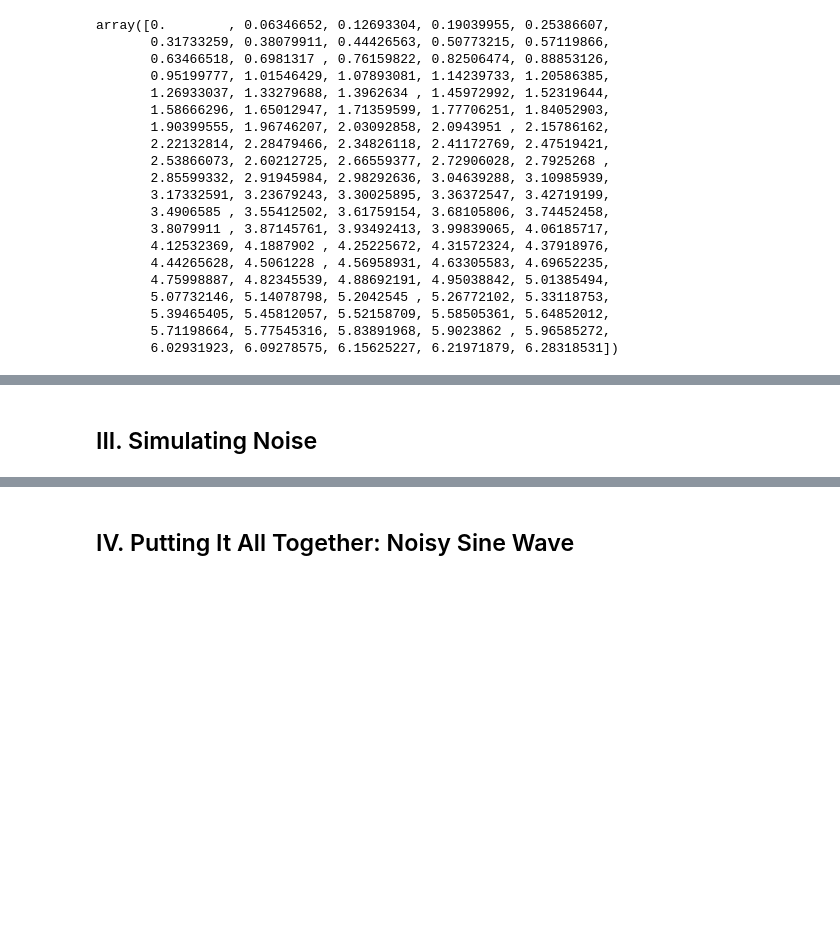
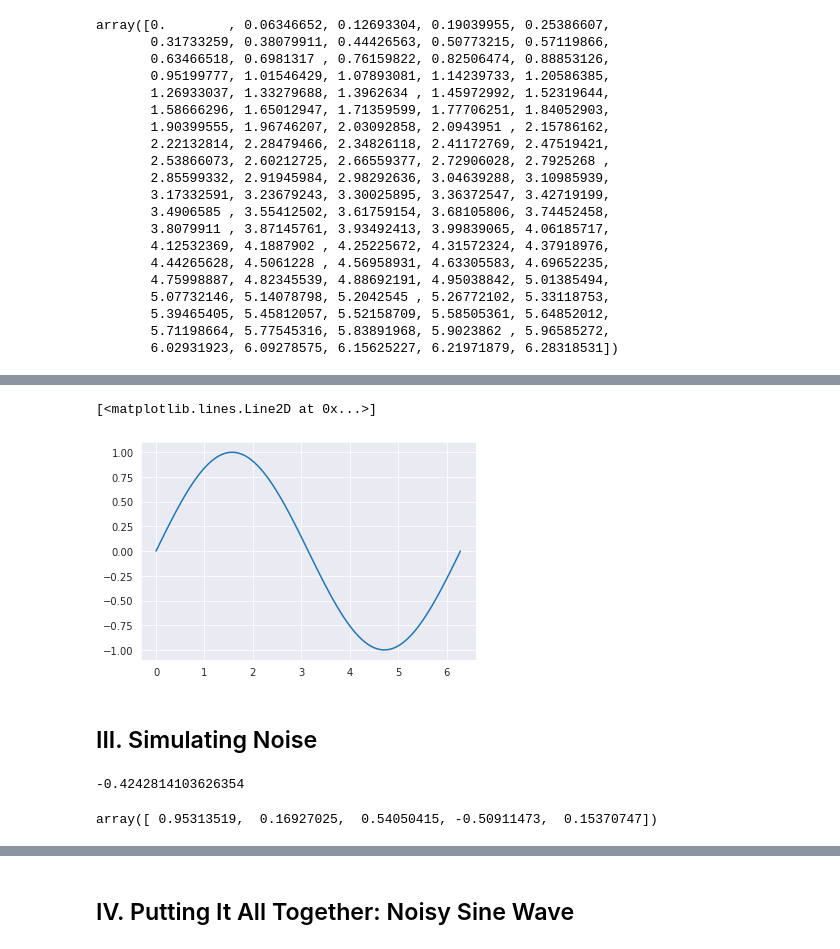
Before and after one commit to cedricsoares/elite_data_science, a Jupyter notebook: 1 - Workbook - Fake It Til You Make It (Simulations).ipynb, the cells around one changed output, grey strips where cells are left out. Cells and saved outputs as stored; diff of their text form; code cells hidden in the pictures; blank space fills up the shorter version.

```diff
--- a/1 - Workbook - Fake It Til You Make It (Simulations).ipynb
+++ b/1 - Workbook - Fake It Til You Make It (Simulations).ipynb
@@ -56,2 +62,19 @@ array([0.        , 0.06346652, 0.12693304, 0.19039955, 0.25386607,
+# %%
+#Sets the darkgrid theme
+sns.set_style('darkgrid')
+plt.plot(x, np.sin(x))
+# %% [output]
+[<matplotlib.lines.Line2D at 0x...>]
+[figure, added]
 # %% [markdown]
 ## III. Simulating Noise
+# %%
+#Sample from normal distribution centered at 0 and standard deviation of 0.5
+np.random.normal(0, 0.5)
+# %% [output]
+-0.4242814103626354
+# %%
+#Sample 5 values from normal distribution
+np.random.normal(0, 0.5, 5)
+# %% [output]
+array([ 0.95313519,  0.16927025,  0.54050415, -0.50911473,  0.15370747])
```
Also changed, not shown: parts of 11 cells of this notebook, 1 other file.
